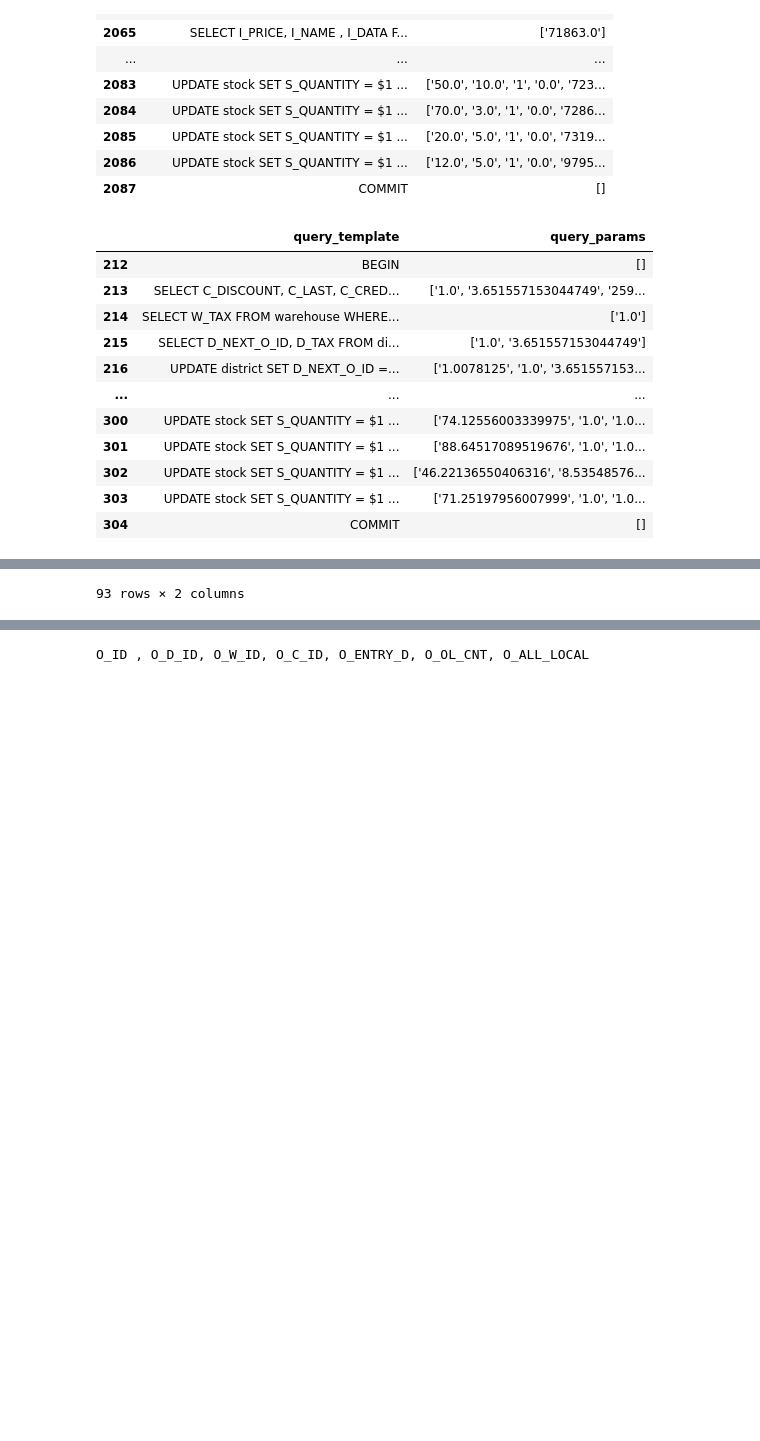
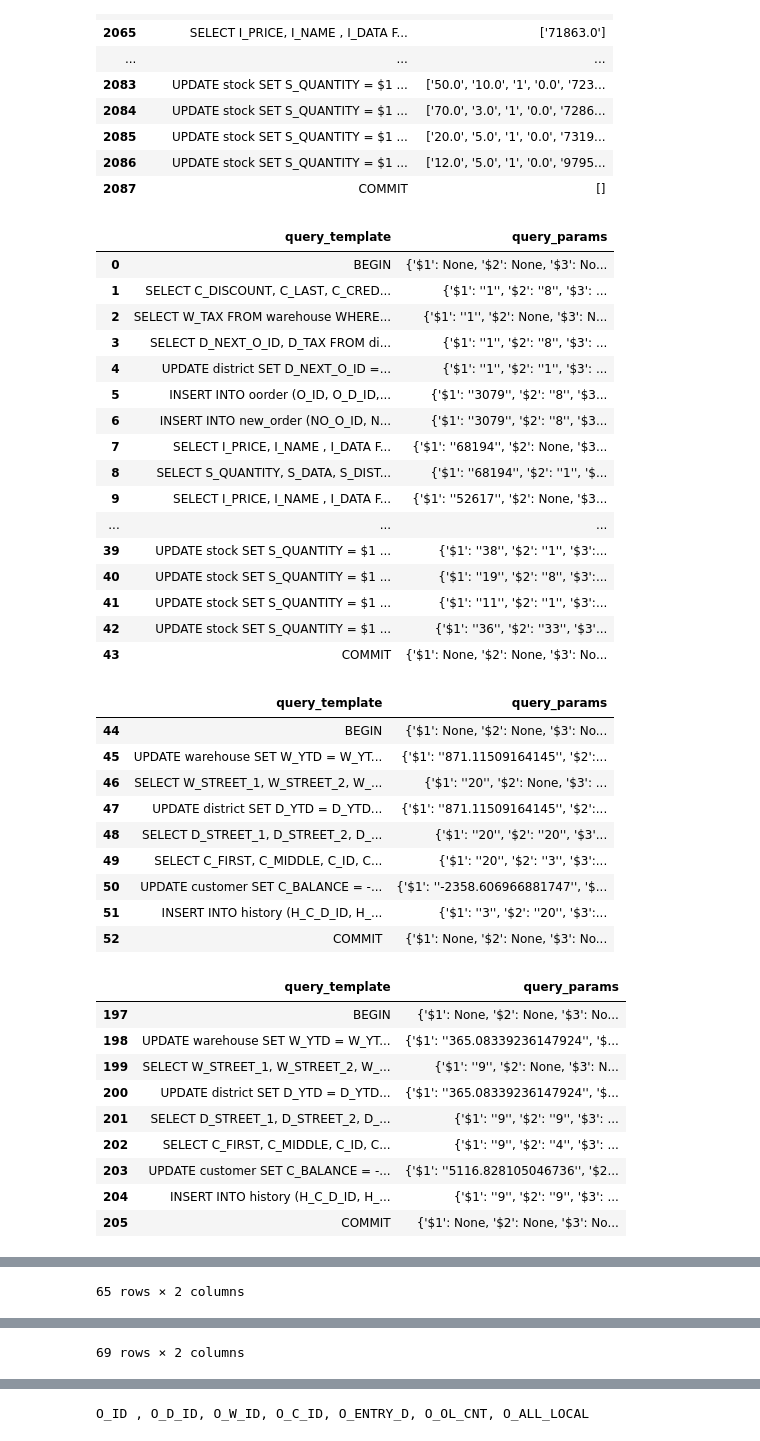
Before and after one commit to amstqq/noisepage-forecast, a Jupyter notebook: test.ipynb, the cells around one changed output, grey strips where cells are left out. Saved outputs shown, nothing was run; the diff lists cells and outputs as text; code cells hidden in the pictures; blank space fills up the shorter version.

Commit message:
jackie model data type checking

```diff
--- a/test.ipynb
+++ b/test.ipynb
@@ -150,22 +92,60 @@ pq_files = glob.glob(os.path.join(DEBUG_FORECAST_FOLDER, "*.parquet"))
 # %%
 pd.options.display.max_colwidth = None
 
 for pq_file in tqdm(pq_files, desc="Reading Parquet files.", disable=True):
     df = pd.read_parquet(pq_file)
     vids = df.groupby("session_id").size().index
-    df = df[df["session_id"] == vids[2]][["query_template", "query_params"]]
-    display(df)
+
+    i = 0
+    new_df = pd.DataFrame()
+    for vid in vids:
+        if i == 10:
+            break
+        df2 = df[df["session_id"] == vid][["query_template", "query_params"]]
+        display(df2)
+        if new_df.empty:
+            new_df = df2
+        else:
+            new_df = pd.concat((new_df, df2))
+        i += 1
     break
+
+# new_df[:100]
 # %% [output]
 |  | query_template | query_params |
-| 212 | BEGIN | [] |
-| 213 | SELECT C_DISCOUNT, C_LAST, C_CRED... | ['1.0', '3.651557153044749', '259... |
-| 214 | SELECT W_TAX FROM warehouse WHERE... | ['1.0'] |
-| 215 | SELECT D_NEXT_O_ID, D_TAX FROM di... | ['1.0', '3.651557153044749'] |
-| 216 | UPDATE district SET D_NEXT_O_ID =... | ['1.0078125', '1.0', '3.651557153... |
+| 0 | BEGIN | {'$1': None, '$2': None, '$3': No... |
+| 1 | SELECT C_DISCOUNT, C_LAST, C_CRED... | {'$1': ''1'', '$2': ''8'', '$3': ... |
+| 2 | SELECT W_TAX FROM warehouse WHERE... | {'$1': ''1'', '$2': None, '$3': N... |
+| 3 | SELECT D_NEXT_O_ID, D_TAX FROM di... | {'$1': ''1'', '$2': ''8'', '$3': ... |
+| 4 | UPDATE district SET D_NEXT_O_ID =... | {'$1': ''1'', '$2': ''1'', '$3': ... |
+| 5 | INSERT INTO oorder (O_ID, O_D_ID,... | {'$1': ''3079'', '$2': ''8'', '$3... |
+| 6 | INSERT INTO new_order (NO_O_ID, N... | {'$1': ''3079'', '$2': ''8'', '$3... |
+| 7 | SELECT I_PRICE, I_NAME , I_DATA F... | {'$1': ''68194'', '$2': None, '$3... |
+| 8 | SELECT S_QUANTITY, S_DATA, S_DIST... | {'$1': ''68194'', '$2': ''1'', '$... |
+| 9 | SELECT I_PRICE, I_NAME , I_DATA F... | {'$1': ''52617'', '$2': None, '$3... |
 | ... | ... | ... |
-| 300 | UPDATE stock SET S_QUANTITY = $1 ... | ['74.12556003339975', '1.0', '1.0... |
-| 301 | UPDATE stock SET S_QUANTITY = $1 ... | ['88.64517089519676', '1.0', '1.0... |
-| 302 | UPDATE stock SET S_QUANTITY = $1 ... | ['46.22136550406316', '8.53548576... |
-| 303 | UPDATE stock SET S_QUANTITY = $1 ... | ['71.25197956007999', '1.0', '1.0... |
-| 304 | COMMIT | [] |
+| 39 | UPDATE stock SET S_QUANTITY = $1 ... | {'$1': ''38'', '$2': ''1'', '$3':... |
+| 40 | UPDATE stock SET S_QUANTITY = $1 ... | {'$1': ''19'', '$2': ''8'', '$3':... |
+| 41 | UPDATE stock SET S_QUANTITY = $1 ... | {'$1': ''11'', '$2': ''1'', '$3':... |
+| 42 | UPDATE stock SET S_QUANTITY = $1 ... | {'$1': ''36'', '$2': ''33'', '$3'... |
+| 43 | COMMIT | {'$1': None, '$2': None, '$3': No... |
+|  | query_template | query_params |
+| 44 | BEGIN | {'$1': None, '$2': None, '$3': No... |
+| 45 | UPDATE warehouse SET W_YTD = W_YT... | {'$1': ''871.11509164145'', '$2':... |
+| 46 | SELECT W_STREET_1, W_STREET_2, W_... | {'$1': ''20'', '$2': None, '$3': ... |
+| 47 | UPDATE district SET D_YTD = D_YTD... | {'$1': ''871.11509164145'', '$2':... |
+| 48 | SELECT D_STREET_1, D_STREET_2, D_... | {'$1': ''20'', '$2': ''20'', '$3'... |
+| 49 | SELECT C_FIRST, C_MIDDLE, C_ID, C... | {'$1': ''20'', '$2': ''3'', '$3':... |
+| 50 | UPDATE customer SET C_BALANCE = -... | {'$1': ''-2358.606966881747'', '$... |
+| 51 | INSERT INTO history (H_C_D_ID, H_... | {'$1': ''3'', '$2': ''20'', '$3':... |
+| 52 | COMMIT | {'$1': None, '$2': None, '$3': No... |
+|  | query_template | query_params |
+| 197 | BEGIN | {'$1': None, '$2': None, '$3': No... |
+| 198 | UPDATE warehouse SET W_YTD = W_YT... | {'$1': ''365.08339236147924'', '$... |
+| 199 | SELECT W_STREET_1, W_STREET_2, W_... | {'$1': ''9'', '$2': None, '$3': N... |
+| 200 | UPDATE district SET D_YTD = D_YTD... | {'$1': ''365.08339236147924'', '$... |
+| 201 | SELECT D_STREET_1, D_STREET_2, D_... | {'$1': ''9'', '$2': ''9'', '$3': ... |
+| 202 | SELECT C_FIRST, C_MIDDLE, C_ID, C... | {'$1': ''9'', '$2': ''4'', '$3': ... |
+| 203 | UPDATE customer SET C_BALANCE = -... | {'$1': ''5116.828105046736'', '$2... |
+| 204 | INSERT INTO history (H_C_D_ID, H_... | {'$1': ''9'', '$2': ''9'', '$3': ... |
+| 205 | COMMIT | {'$1': None, '$2': None, '$3': No... |
@@ -172 +164 @@ for pq_file in tqdm(pq_files, desc="Reading Parquet files.", disable=True):
-93 rows × 2 columns
+65 rows × 2 columns
@@ -172,0 +177 @@ for pq_file in tqdm(pq_files, desc="Reading Parquet files.", disable=True):
+69 rows × 2 columns
```
Also changed, not shown: parts of 5 cells of this notebook, 5 other files.
